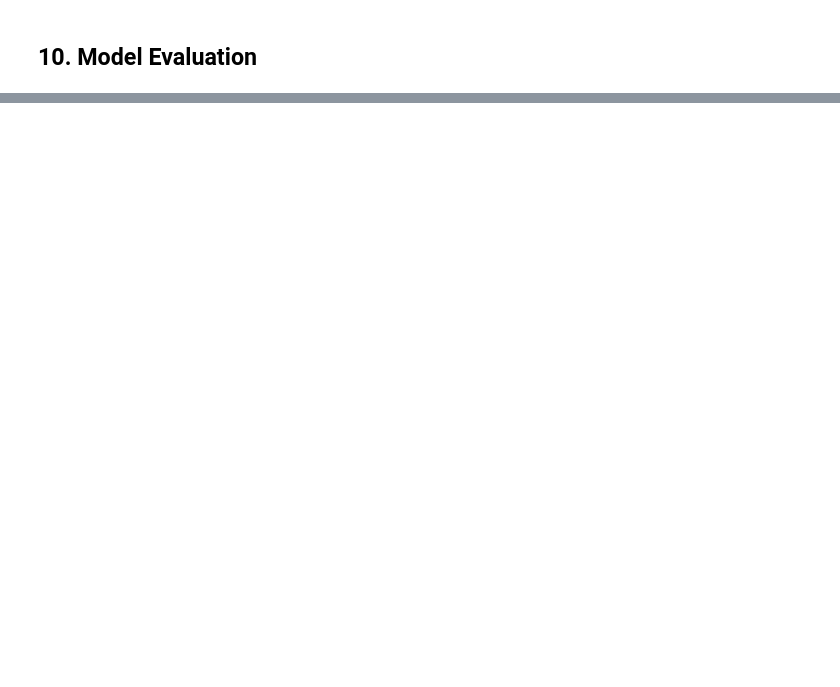
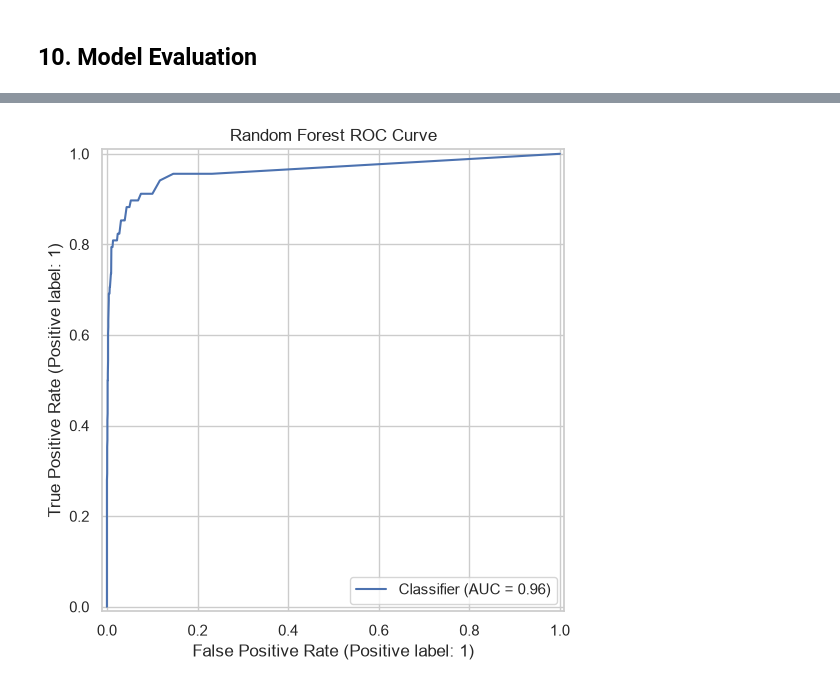
Before and after one commit to Victoria-Hart/industrial-maintenance-project, a Jupyter notebook: notebooks/predictive-maintenance.ipynb, the cells around one changed output, grey strips where cells are left out. Cells and saved outputs as stored; diff of their text form; code cells hidden in the pictures; blank space fills up the shorter version.

```diff
--- a/notebooks/predictive-maintenance.ipynb
+++ b/notebooks/predictive-maintenance.ipynb
@@ -740,0 +1025,12 @@ Possible future improvements include:
+# %%
+from sklearn.metrics import RocCurveDisplay
+
+RocCurveDisplay.from_predictions(
+    y_test,
+    y_prob_rf
+)
+
+plt.title("Random Forest ROC Curve")
+plt.show()
+# %% [output]
+[figure, added]
```
Also changed, not shown: parts of 144 cells of this notebook.
